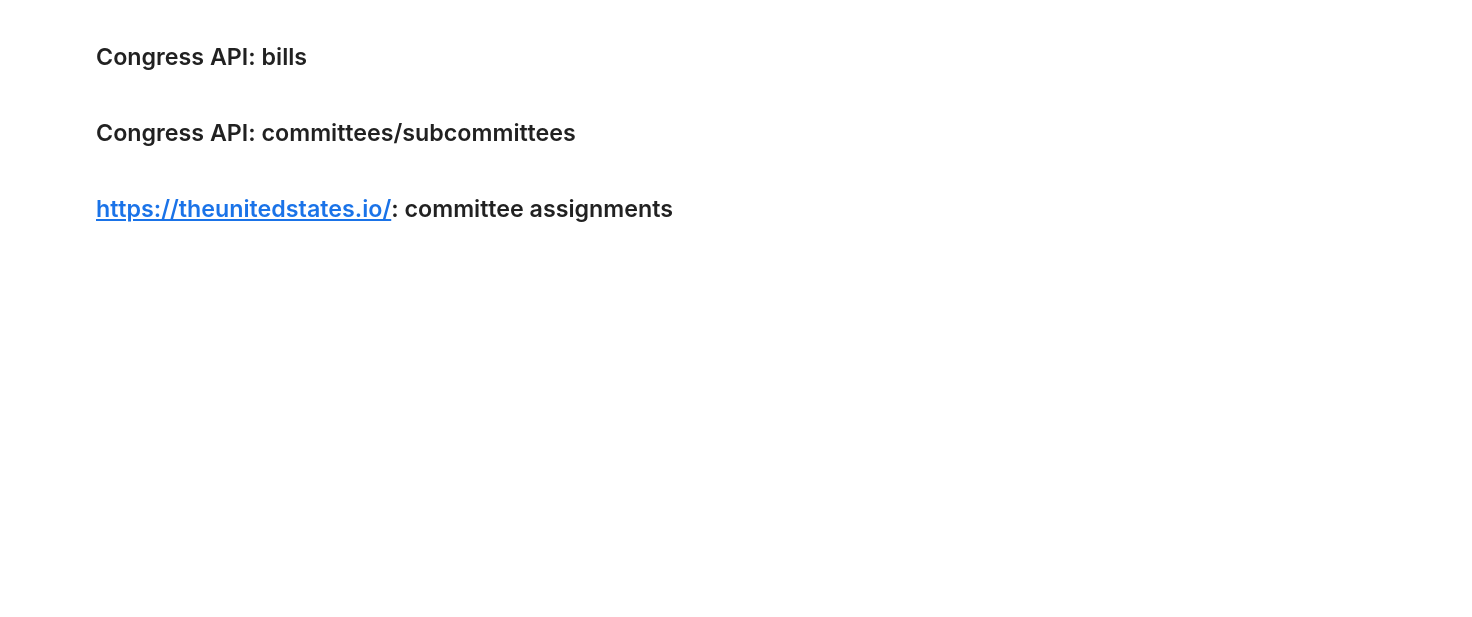
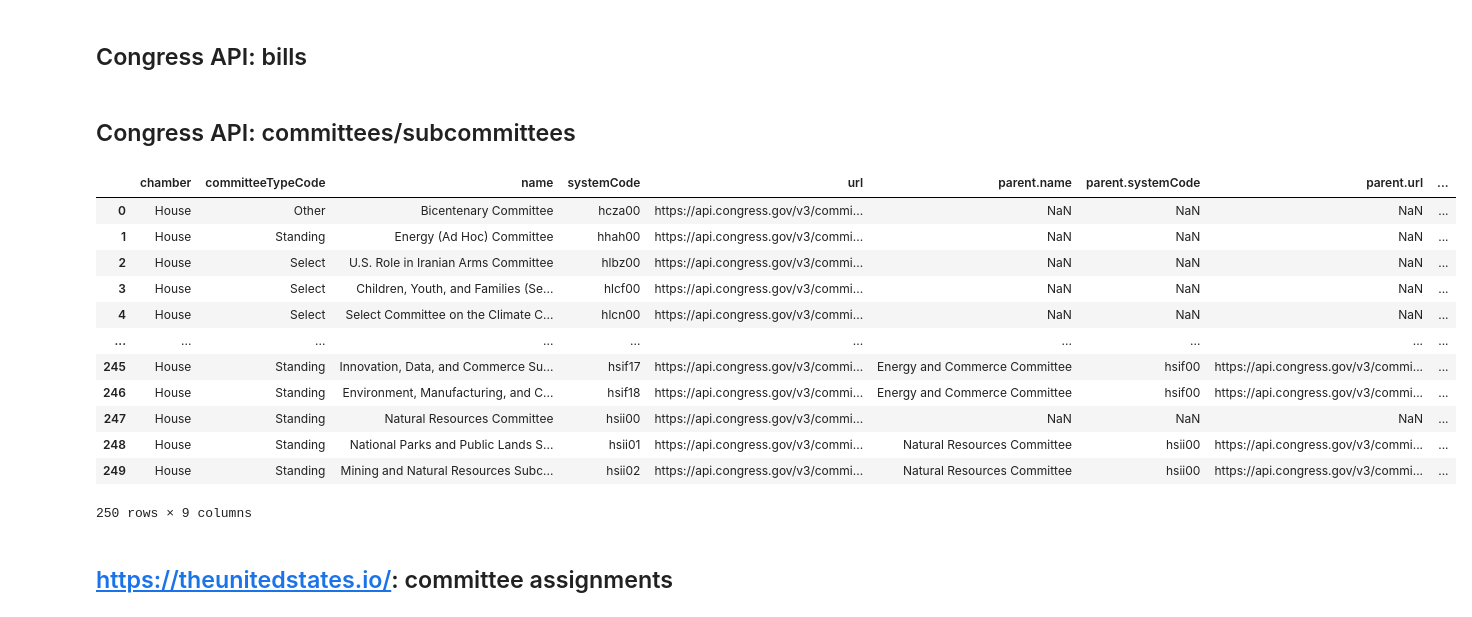
Before and after one commit to jkropko/contrans2023, a Jupyter notebook: all_data.ipynb, the cells around one changed output. Cells and saved outputs as stored; diff of their text form; code cells hidden in the pictures; blank space fills up the shorter version.

```diff
--- a/all_data.ipynb
+++ b/all_data.ipynb
@@ -70,2 +88,22 @@ congress_members.to_csv('congress_members.csv', index=False)
 # %% [markdown]
 ## Congress API: sponsored legislation
+# %%
+congress_members = pd.read_csv('Data/congress_members.csv')
+# %%
+sponsor = pd.DataFrame()
+params = {'api_key': congressapi,
+         'limit': 250}
+i = 1
+l = len(congress_members['sponsoredLegislation.url'])
+for u in congress_members['sponsoredLegislation.url']:
+    time.sleep(5)
+    print(f'Now compiling bills for member {i} of {l}')
+    try:
+        r = requests.get(url, headers=headers, params=params)
+        myjson = json.loads(r.text)
+        spons = pd.json_normalize(myjson, record_path=['sponsoredLegislation'])
+        spons = spons.query("congress==118")
+        sponsor = pd.concat([sponsor, spons])
+    except:
+        pass
+    i += 1
@@ -73,3 +131,28 @@ congress_members.to_csv('congress_members.csv', index=False)
 ## Congress API: bills
 # %% [markdown]
 ## Congress API: committees/subcommittees
+# %%
+params = {'api_key': congressapi,
+         'limit': 250,
+         'offset': 0}
+url = 'https://api.congress.gov/v3/committee'
+r = requests.get(url, headers=headers,
+                params=params)
+myjson = json.loads(r.text)
+# %%
+committees = pd.json_normalize(myjson, record_path=['committees'])
+committees
+# %% [output]
+|  | chamber | committeeTypeCode | name | systemCode | url | parent.name | parent.systemCode | parent.url | ... |
+| 0 | House | Other | Bicentenary Committee | hcza00 | https://api.congress.gov/v3/commi... | NaN | NaN | NaN | ... |
+| 1 | House | Standing | Energy (Ad Hoc) Committee | hhah00 | https://api.congress.gov/v3/commi... | NaN | NaN | NaN | ... |
+| 2 | House | Select | U.S. Role in Iranian Arms Committee | hlbz00 | https://api.congress.gov/v3/commi... | NaN | NaN | NaN | ... |
+| 3 | House | Select | Children, Youth, and Families (Se... | hlcf00 | https://api.congress.gov/v3/commi... | NaN | NaN | NaN | ... |
+| 4 | House | Select | Select Committee on the Climate C... | hlcn00 | https://api.congress.gov/v3/commi... | NaN | NaN | NaN | ... |
+| ... | ... | ... | ... | ... | ... | ... | ... | ... | ... |
+| 245 | House | Standing | Innovation, Data, and Commerce Su... | hsif17 | https://api.congress.gov/v3/commi... | Energy and Commerce Committee | hsif00 | https://api.congress.gov/v3/commi... | ... |
+| 246 | House | Standing | Environment, Manufacturing, and C... | hsif18 | https://api.congress.gov/v3/commi... | Energy and Commerce Committee | hsif00 | https://api.congress.gov/v3/commi... | ... |
+| 247 | House | Standing | Natural Resources Committee | hsii00 | https://api.congress.gov/v3/commi... | NaN | NaN | NaN | ... |
+| 248 | House | Standing | National Parks and Public Lands S... | hsii01 | https://api.congress.gov/v3/commi... | Natural Resources Committee | hsii00 | https://api.congress.gov/v3/commi... | ... |
+| 249 | House | Standing | Mining and Natural Resources Subc... | hsii02 | https://api.congress.gov/v3/commi... | Natural Resources Committee | hsii00 | https://api.congress.gov/v3/commi... | ... |
+250 rows × 9 columns
```
Also changed, not shown: parts of 13 cells of this notebook.
